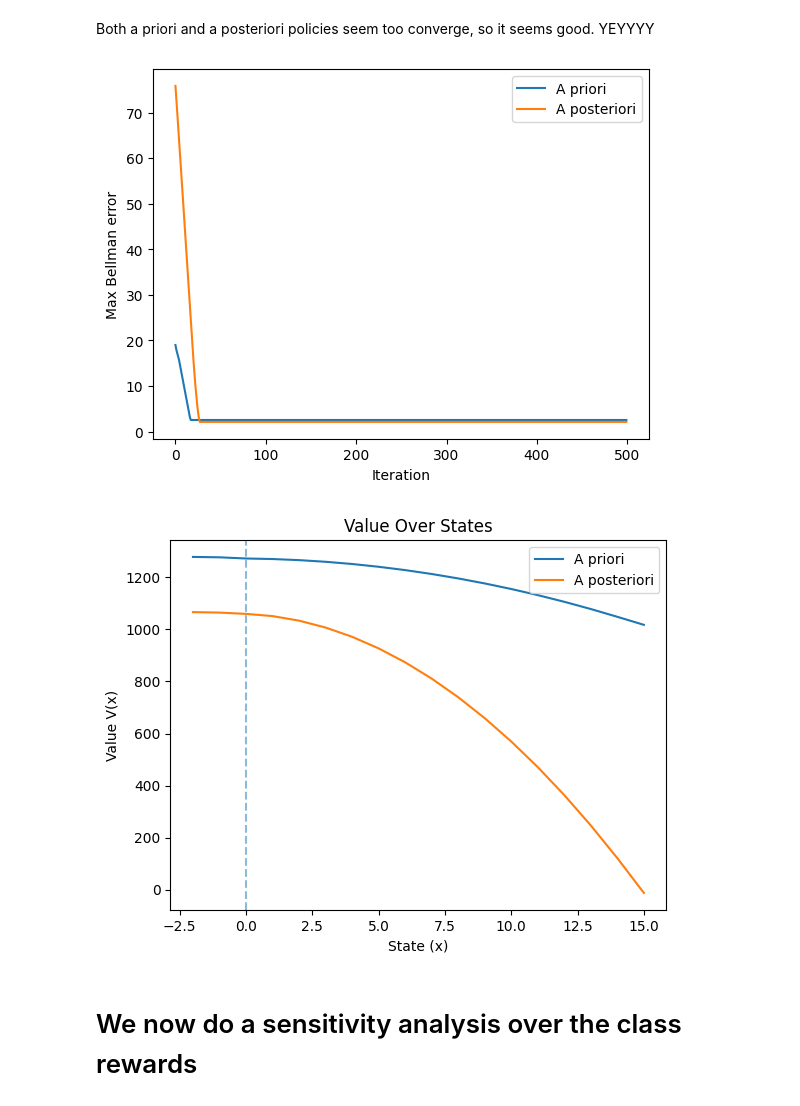
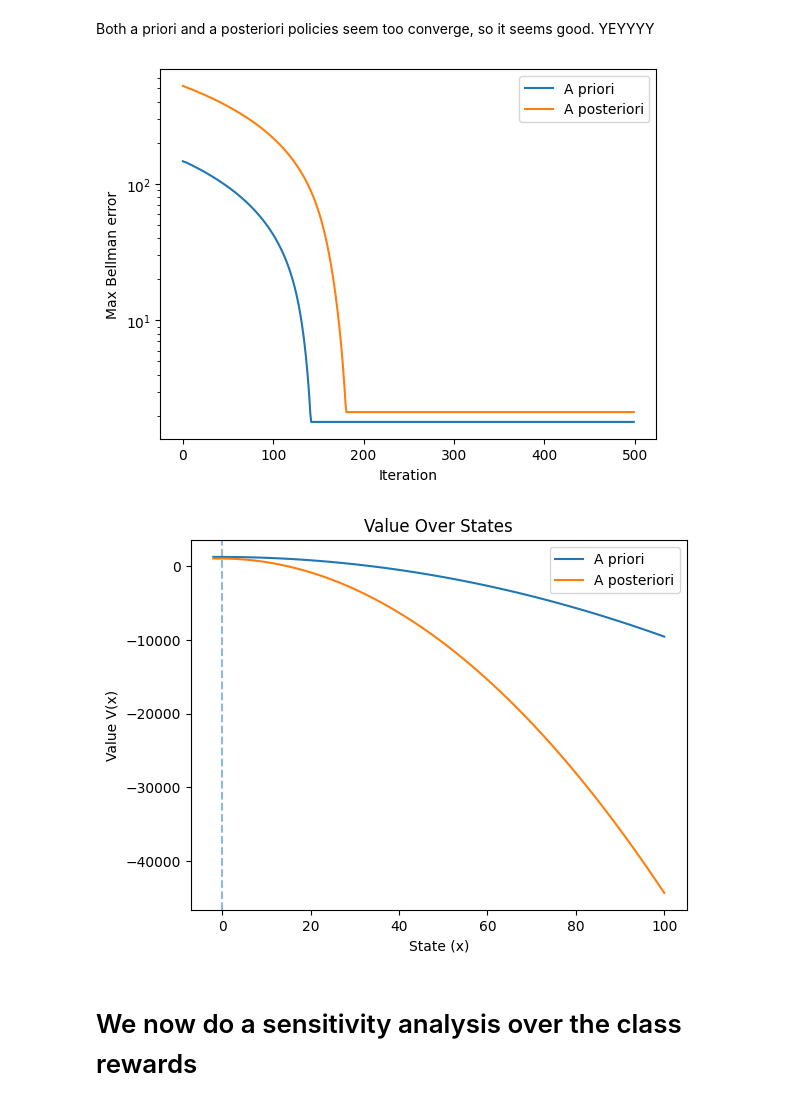
Before and after one commit to BSDSBA-JF/aaib, a Jupyter notebook: experiments/E03_revenue_function.ipynb, the cells around one changed output. Cells and saved outputs as stored; diff of their text form; code cells hidden in the pictures.

```diff
--- a/experiments/E03_revenue_function.ipynb
+++ b/experiments/E03_revenue_function.ipynb
@@ -73,7 +73,7 @@ def class1_decision_value(state, value_function, params: QueueingSystemParams):
     index = get_state_index(state, params)
 
     if state < 0:
-        return value_function[index] + params.class1_reward
+        return value_function[index + 1] + params.class1_reward
 
     next_queue_value = value_function[index + 1] if index + 1 < len(value_function) else value_function[index]
     outsource_value = value_function[index] - params.outsourcing_cost
@@ -101,6 +101,29 @@ def fil_waiting_time_operator(state, value_function, params: QueueingSystemParam
 
     previous_index = get_state_index(state - 1, params)
     return value_function[previous_index] if previous_index >= 0 else value_function[get_state_index(state, params)]
+
+# def fil_waiting_time_operator(state, value_function, params: QueueingSystemParams):
+#     """FIL aggregation operator (geometric transition expectation over waiting states)"""
+#     if state <= 0:
+#         return value_function[get_state_index(state, params)]
+
+#     x = state
+#     lam = params.arrival_rate
+#     gamma = params.class2_arrival_rate
+
+#     p = lam / (lam + gamma)
+#     q = gamma / (lam + gamma)
+
+#     value = 0.0
+
+#     for h in range(x):
+#         prob = p * (q ** h)
+#         next_state = max(0, x - h)
+#         value += prob * value_function[get_state_index(next_state, params)]
+
+#     value += (q ** x) * value_function[get_state_index(0, params)]
+
+#     return value
 # %%
 def bellman_update_apriori(value_function, params: QueueingSystemParams):
     """biggg bellman update for apriori (early)"""
@@ -225,7 +248,7 @@ params = QueueingSystemParams(
     outsourcing_cost=3.0,
     congestion_sensitivity=0.30,
 
-    max_queue_length=15,
+    max_queue_length=100,
     convergence_tolerance=1e-4,
     max_iterations=500
 )
@@ -242,14 +265,14 @@ Both a priori and a posteriori policies seem too converge, so it seems good. YEY
 # %%
 plt.plot(conv_apriori, label="A priori")
 plt.plot(conv_aposteriori, label="A posteriori")
 
-#plt.yscale("log")
+plt.yscale("log")
 plt.xlabel("Iteration")
 plt.ylabel("Max Bellman error")
 plt.legend()
 plt.show()
 # %% [output]
-[figure, old version]
+[figure, new version]
 # %%
 # It is interesting that most of the time, it is better to just do a priori, which means you
 plt.plot(states, V_apriori, label="A priori")
@@ -262,7 +285,7 @@ plt.ylabel("Value V(x)")
 plt.legend()
 plt.show()
 # %% [output]
-[figure, old version]
+[figure, new version]
 # %% [markdown]
 # We now do a sensitivity analysis over the class rewards
 # %%
```
Also changed, not shown: 1 other file.
